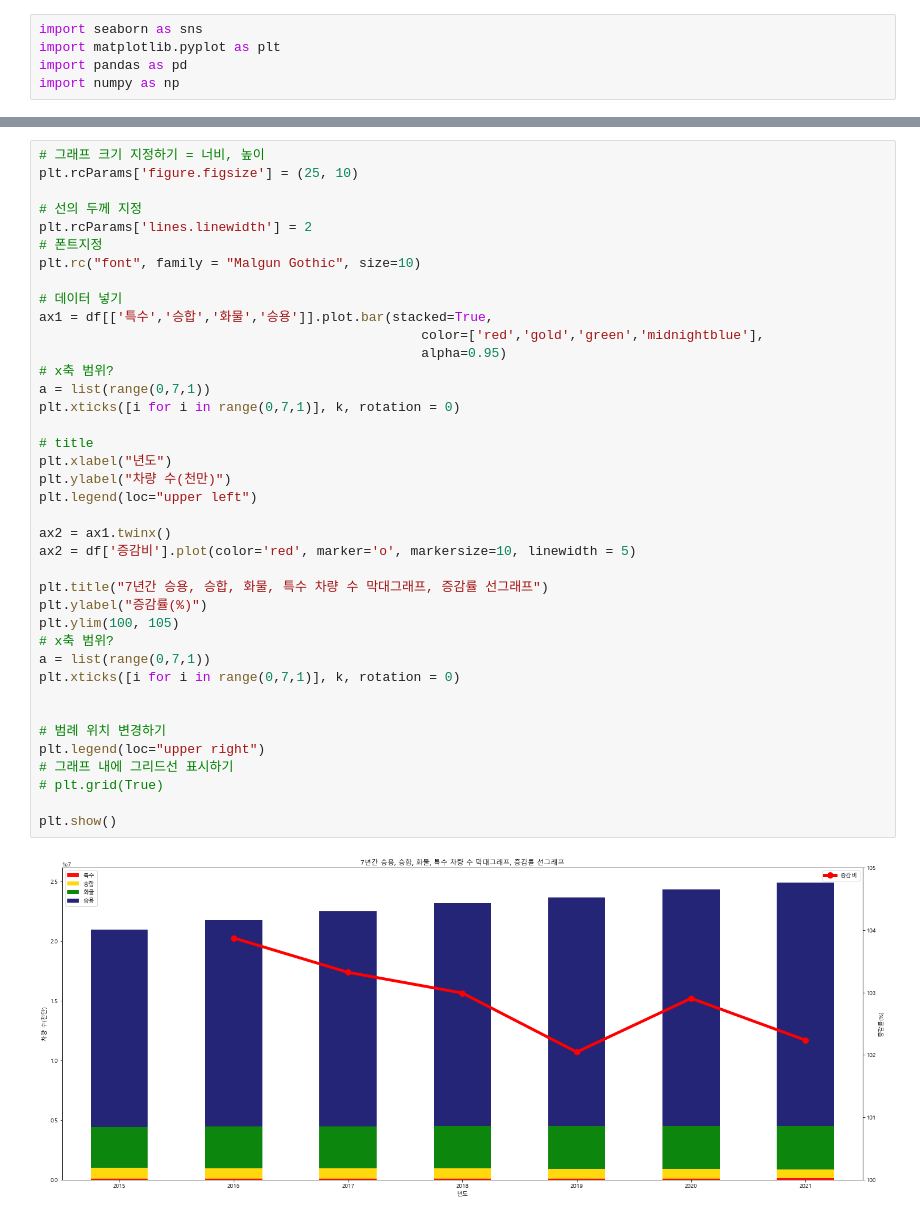
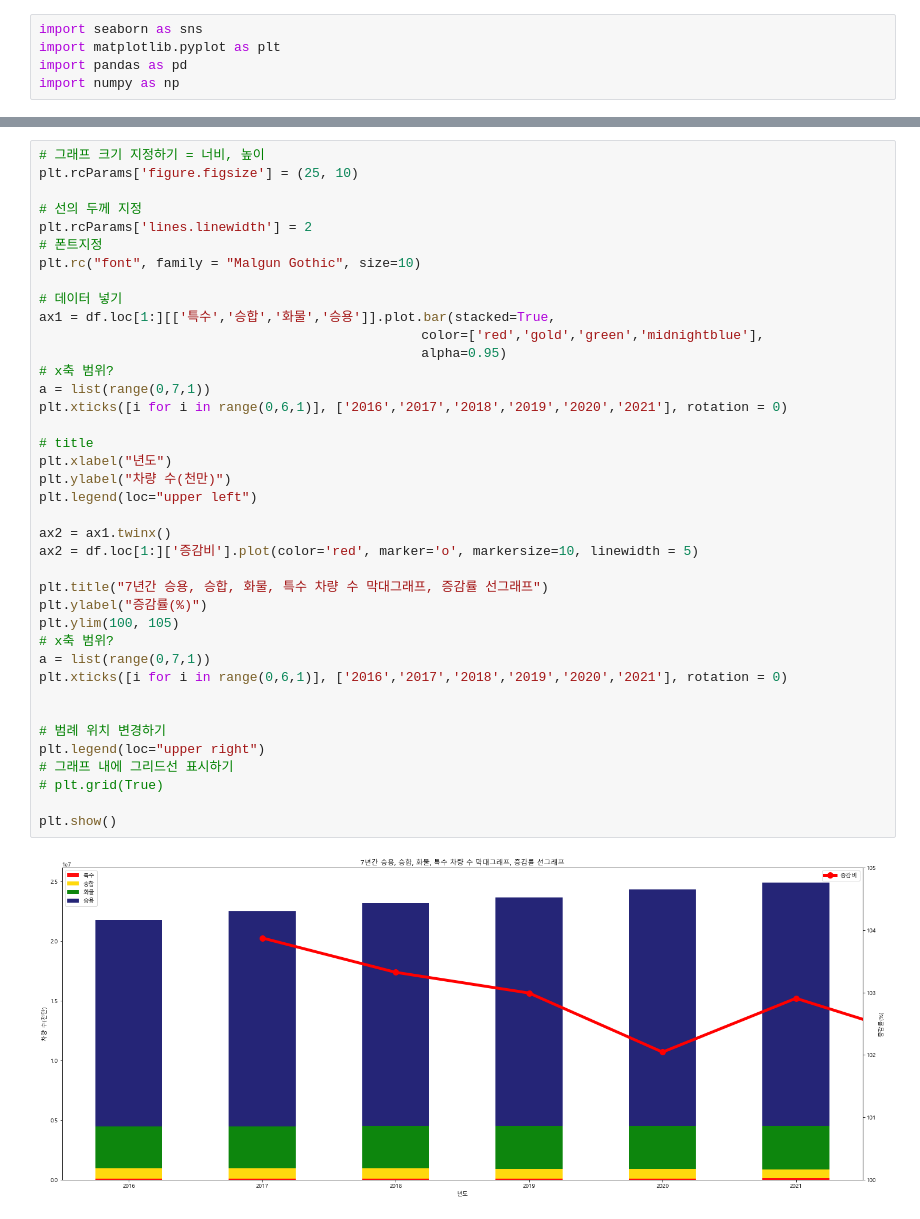
Before and after one commit to JIDONGJU/StudyPython22, a Jupyter notebook: 220614~/11day~/5.자동차_등록대수_및_증감률.ipynb, the cells around one changed output, grey strips where cells are left out. Saved outputs shown, nothing was run; the diff lists cells and outputs as text.

```diff
--- a/220614~/11day~/5.자동차_등록대수_및_증감률.ipynb
+++ b/220614~/11day~/5.자동차_등록대수_및_증감률.ipynb
@@ -117,35 +127,35 @@ plt.rcParams['lines.linewidth'] = 2
 # 폰트지정
 plt.rc("font", family = "Malgun Gothic", size=10)
 
 # 데이터 넣기
-ax1 = df[['특수','승합','화물','승용']].plot.bar(stacked=True,
+ax1 = df.loc[1:][['특수','승합','화물','승용']].plot.bar(stacked=True,
                                                  color=['red','gold','green','midnightblue'],
                                                  alpha=0.95)
 # x축 범위?
 a = list(range(0,7,1))
-plt.xticks([i for i in range(0,7,1)], k, rotation = 0)
+plt.xticks([i for i in range(0,6,1)], ['2016','2017','2018','2019','2020','2021'], rotation = 0)
 
 # title
 plt.xlabel("년도")
 plt.ylabel("차량 수(천만)")
 plt.legend(loc="upper left")
 
 ax2 = ax1.twinx()
-ax2 = df['증감비'].plot(color='red', marker='o', markersize=10, linewidth = 5)
+ax2 = df.loc[1:]['증감비'].plot(color='red', marker='o', markersize=10, linewidth = 5)
 
 plt.title("7년간 승용, 승합, 화물, 특수 차량 수 막대그래프, 증감률 선그래프")
 plt.ylabel("증감률(%)")
 plt.ylim(100, 105)
 # x축 범위?
 a = list(range(0,7,1))
-plt.xticks([i for i in range(0,7,1)], k, rotation = 0)
+plt.xticks([i for i in range(0,6,1)], ['2016','2017','2018','2019','2020','2021'], rotation = 0)
 
 
 # 범례 위치 변경하기
 plt.legend(loc="upper right")
 # 그래프 내에 그리드선 표시하기
 # plt.grid(True)
 
 plt.show()
 # %% [output]
-[figure, old version]
+[figure, new version]
```
Also changed, not shown: parts of 5 cells of this notebook.
